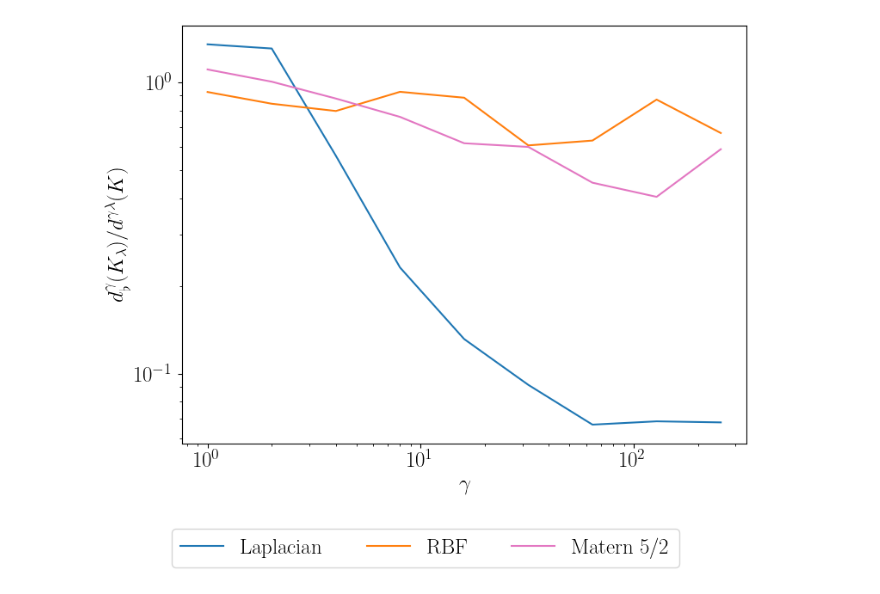
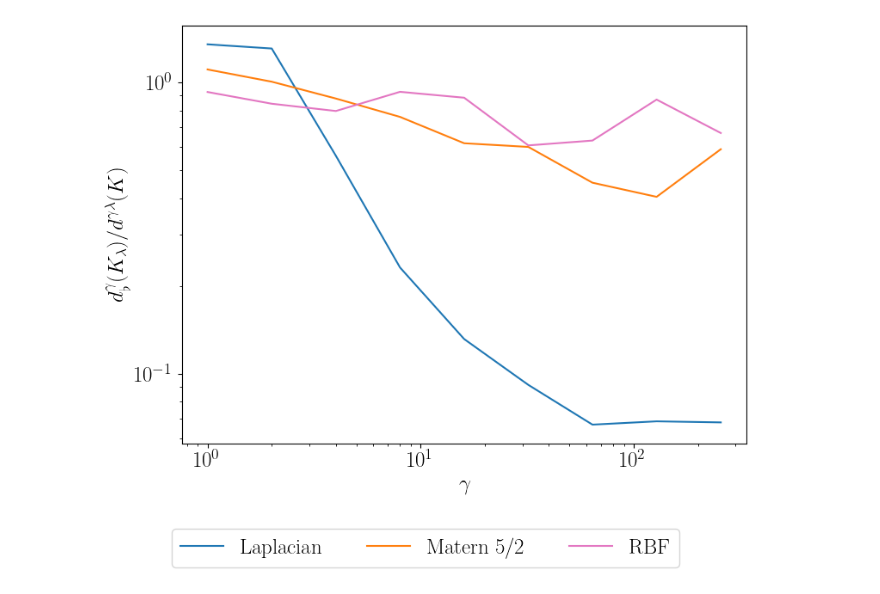
Before and after one commit to aliceitmushuk/fast_krr_alisver, a Jupyter notebook: plotting/dims.ipynb, the cells around one changed output. Drawn from its saved outputs; the diff is of its cells as text; code cells hidden in the pictures.

```diff
--- a/plotting/dims.ipynb
+++ b/plotting/dims.ipynb
@@ -119,13 +119,13 @@ plt.savefig(get_save_path(save_dir, f"dimensions.{EXTENSION}"), bbox_inches="tig
 # %%
 fig, axes = plt.subplots(1, 1, figsize=figsize)
 axes.semilogy(gammas, l1_laplace_flat_dims / l1_laplace_eff_dims, label="Laplacian", linestyle="solid", color="tab:blue")
-axes.semilogy(gammas, rbf_flat_dims / rbf_eff_dims, label="RBF", linestyle="solid", color="tab:orange")
-axes.semilogy(gammas, matern52_flat_dims / matern52_eff_dims, label="Matern 5/2", linestyle="solid", color="tab:pink")
+axes.semilogy(gammas, matern52_flat_dims / matern52_eff_dims, label="Matern 5/2", linestyle="solid", color="tab:orange")
+axes.semilogy(gammas, rbf_flat_dims / rbf_eff_dims, label="RBF", linestyle="solid", color="tab:pink")
 axes.semilogx()
 axes.set_xlabel(r"$\gamma$")
 axes.set_ylabel(r"$d_\flat^\gamma(K_{\lambda}) / d^{\gamma \lambda}(K)$")
 fig.legend(**LEGEND_SPECS)
 fig.tight_layout()
 plt.savefig(get_save_path(save_dir, f"dimension_ratio.{EXTENSION}"), bbox_inches="tight")
 # %% [output]
-[figure, old version]
+[figure, new version]
```
Also changed, not shown: parts of 2 cells of this notebook.
